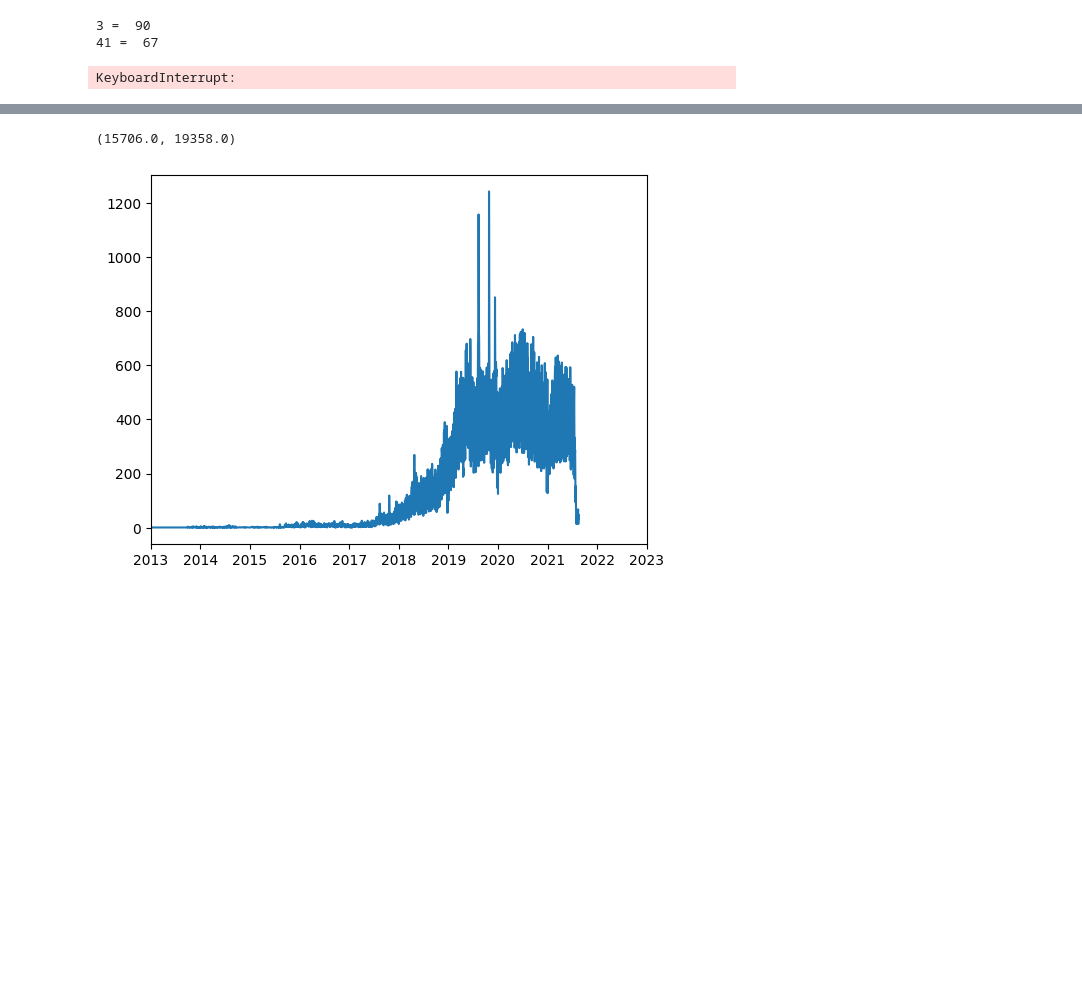
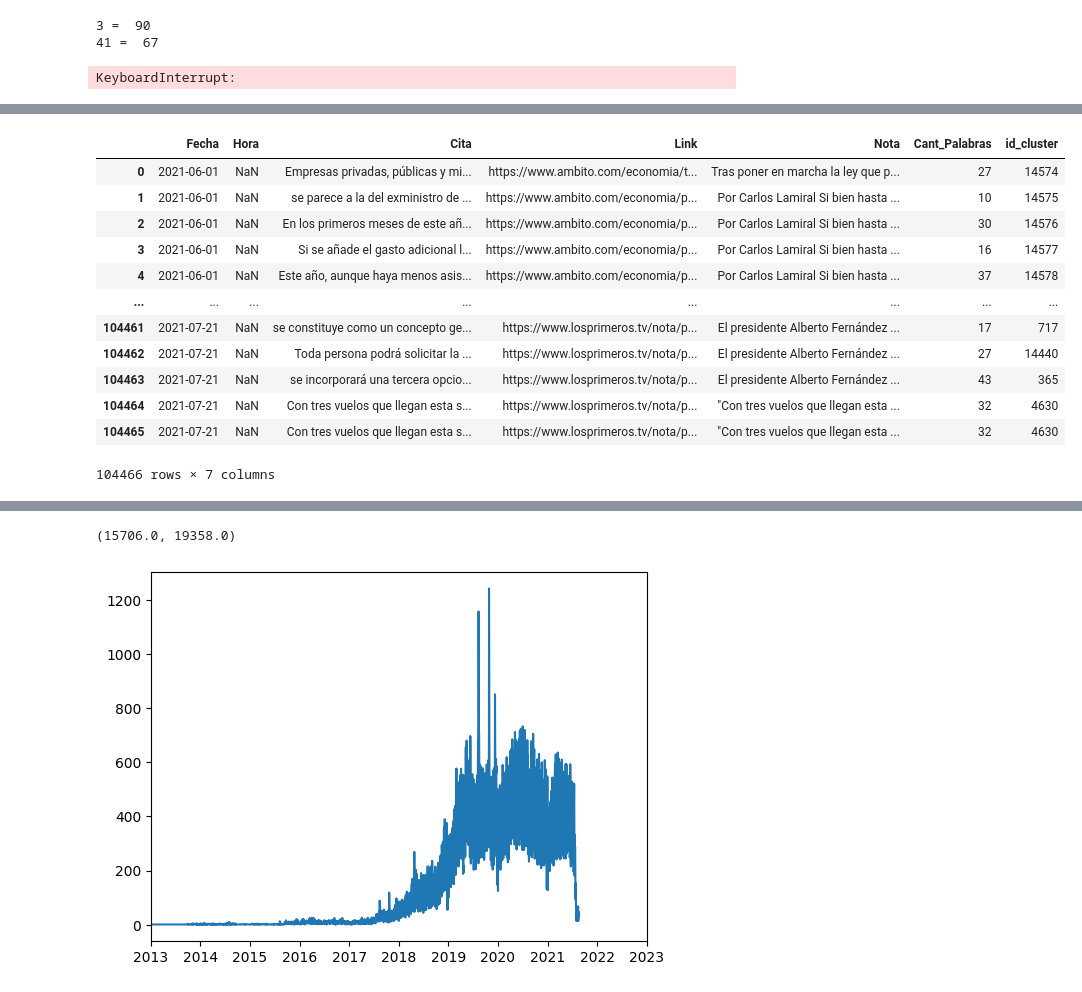
Before and after one commit to Ale-Mildiner/Tesis, a Jupyter notebook: Base_Medios_Arg/series_temporales_clusters.ipynb, the cells around one changed output, grey strips where cells are left out. Drawn from its saved outputs; the diff is of its cells as text; code cells hidden in the pictures; blank space fills up the shorter version.

```diff
--- a/Base_Medios_Arg/series_temporales_clusters.ipynb
+++ b/Base_Medios_Arg/series_temporales_clusters.ipynb
@@ -146,3 +146,19 @@ plt.xticks(rotation=45, ha='right')
+# %%
+filt_tres_meses
+# %% [output]
+|  | Fecha | Hora | Cita | Link | Nota | Cant_Palabras | id_cluster |
+| 0 | 2021-06-01 | NaN | Empresas privadas, públicas y mi... | https://www.ambito.com/economia/t... | Tras poner en marcha la ley que p... | 27 | 14574 |
+| 1 | 2021-06-01 | NaN | se parece a la del exministro de ... | https://www.ambito.com/economia/p... | Por Carlos Lamiral Si bien hasta ... | 10 | 14575 |
+| 2 | 2021-06-01 | NaN | En los primeros meses de este añ... | https://www.ambito.com/economia/p... | Por Carlos Lamiral Si bien hasta ... | 30 | 14576 |
+| 3 | 2021-06-01 | NaN | Si se añade el gasto adicional l... | https://www.ambito.com/economia/p... | Por Carlos Lamiral Si bien hasta ... | 16 | 14577 |
+| 4 | 2021-06-01 | NaN | Este año, aunque haya menos asis... | https://www.ambito.com/economia/p... | Por Carlos Lamiral Si bien hasta ... | 37 | 14578 |
+| ... | ... | ... | ... | ... | ... | ... | ... |
+| 104461 | 2021-07-21 | NaN | se constituye como un concepto ge... | https://www.losprimeros.tv/nota/p... | El presidente Alberto Fernández ... | 17 | 717 |
+| 104462 | 2021-07-21 | NaN | Toda persona podrá solicitar la ... | https://www.losprimeros.tv/nota/p... | El presidente Alberto Fernández ... | 27 | 14440 |
+| 104463 | 2021-07-21 | NaN | se incorporará una tercera opcio... | https://www.losprimeros.tv/nota/p... | El presidente Alberto Fernández ... | 43 | 365 |
+| 104464 | 2021-07-21 | NaN | Con tres vuelos que llegan esta s... | https://www.losprimeros.tv/nota/p... | "Con tres vuelos que llegan esta ... | 32 | 4630 |
+| 104465 | 2021-07-21 | NaN | Con tres vuelos que llegan esta s... | https://www.losprimeros.tv/nota/p... | "Con tres vuelos que llegan esta ... | 32 | 4630 |
+104466 rows × 7 columns
 # %%
 from collections import Counter
 frecuencia = Counter(cluste_map.values())
```
Also changed, not shown: parts of 5 cells of this notebook.
